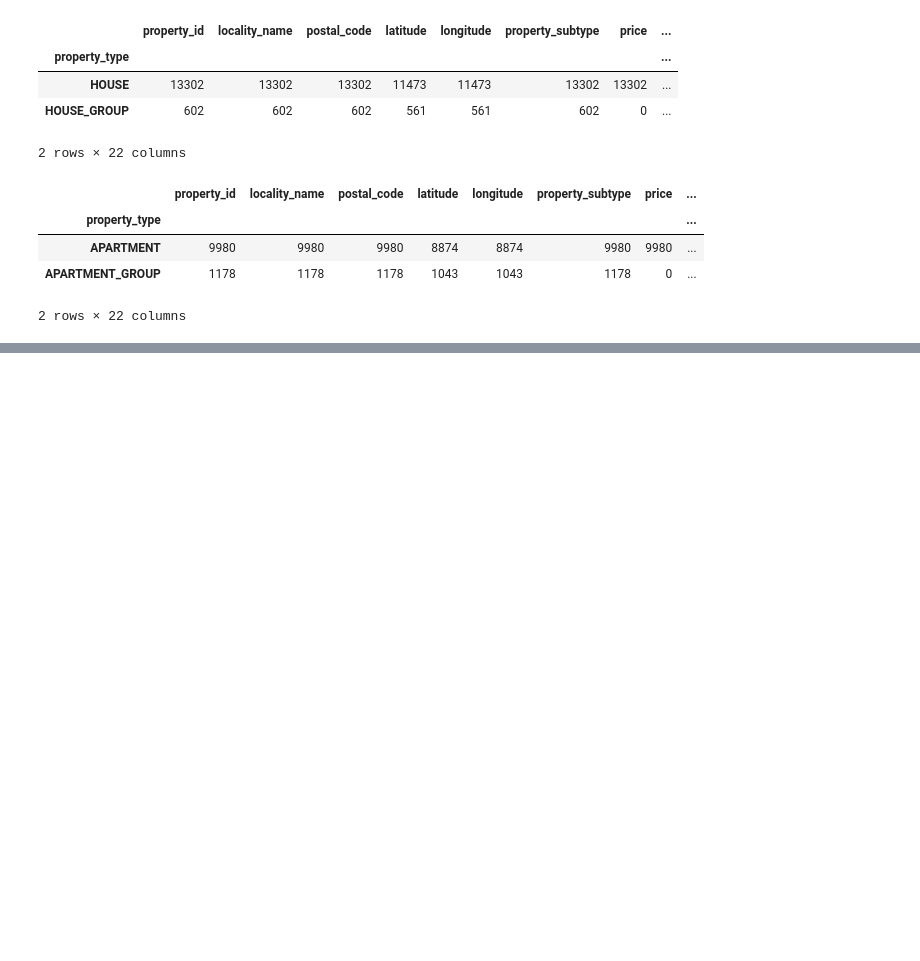
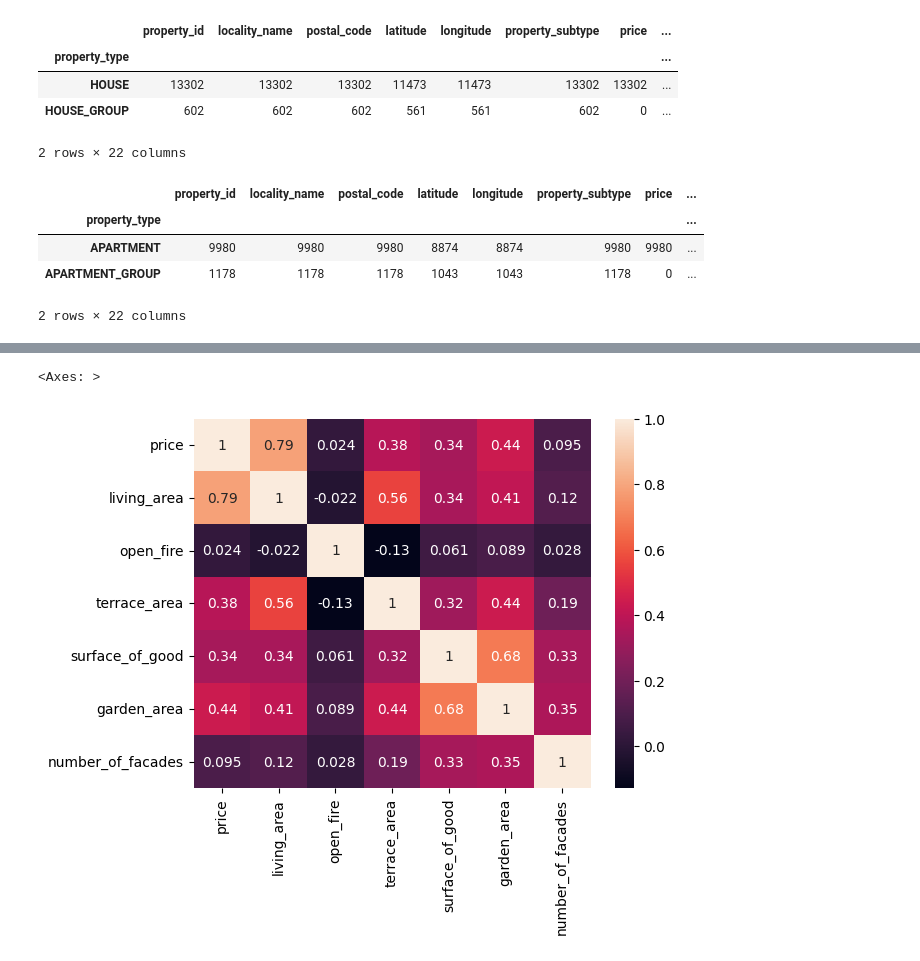
Before and after one commit to NathNacht/immo-eliza-scraping-immozila-Cleaning-EDA, a Jupyter notebook: analyses/sem.ipynb, the cells around one changed output, grey strips where cells are left out. Drawn from its saved outputs; the diff is of its cells as text; code cells hidden in the pictures; blank space fills up the shorter version.

```diff
--- a/analyses/sem.ipynb
+++ b/analyses/sem.ipynb
@@ -133,0 +304,3 @@ app.groupby("property_type").count()
+# %%
+ghouse = locality_house[locality_house["locality_name"] == "Gent"]
+ghouse.head(5)
@@ -133,0 +314,7 @@ app.groupby("property_type").count()
+# %%
+ghouse = ghouse[["price","living_area", "open_fire", "terrace_area", "surface_of_good", "garden_area", "number_of_facades"]]
+# %%
+sns.heatmap(ghouse.corr(), annot=True)
+# %% [output]
+<Axes: >
+[figure, added]
```
Also changed, not shown: parts of 53 cells of this notebook.
